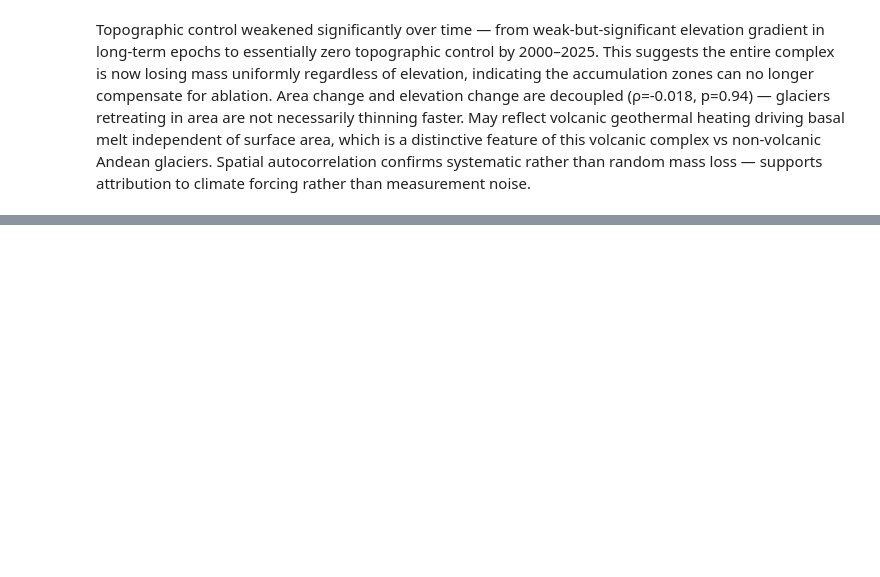
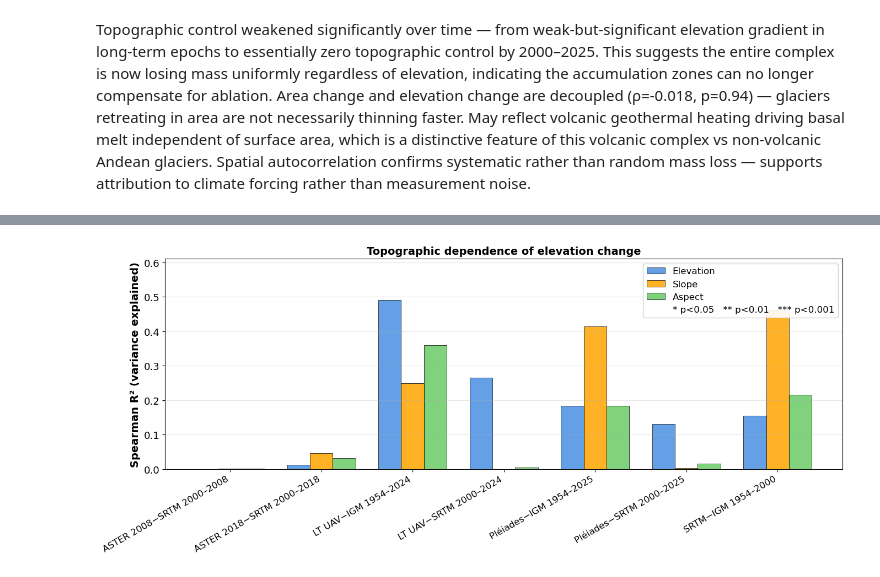
Before and after one commit to millie-spencer/Glacier-DEM-coregistration-and-MB, a Jupyter notebook: 05_MB_geospatial_analysis_revised.ipynb, the cells around one changed output, grey strips where cells are left out. Drawn from its saved outputs; the diff is of its cells as text; code cells hidden in the pictures; blank space fills up the shorter version.

```diff
--- a/05_MB_geospatial_analysis_revised.ipynb
+++ b/05_MB_geospatial_analysis_revised.ipynb
@@ -849,0 +1133,91 @@ Spatial autocorrelation confirms systematic rather than random mass loss — sup
+# %%
+import os
+import numpy as np
+import pandas as pd
+import matplotlib.pyplot as plt
+from matplotlib.patches import Patch
+
+plt.rcParams.update({
+    'font.family':      'sans-serif',
+    'font.size':         14,
+    'axes.titlesize':    14,
+    'axes.labelsize':    14,
+    'xtick.labelsize':   12,
+    'ytick.labelsize':   13,
+    'legend.fontsize':   12,
+    'axes.labelweight': 'bold',
+    'axes.titleweight': 'bold',
+})
+
+csv_path = os.path.join(RESULTS, 'topo_correlation_results.csv')
+df       = pd.read_csv(csv_path)
+
+# Use Spearman r² and p (primary statistic in our pipeline)
+df_r2 = df.pivot_table(index='epoch', columns='topo_var',
+                        values='spearman_r2', aggfunc='first')
+df_p  = df.pivot_table(index='epoch', columns='topo_var',
+                        values='spearman_p',  aggfunc='first')
+
+# Rename topo_var values to friendly labels
+topo_rename = {
+    'elev_mean_m':  'Elevation',
+    'slope_mean':   'Slope',
+    'aspect_mean':  'Aspect',
+}
+df_r2.columns = [topo_rename.get(c, c) for c in df_r2.columns]
+df_p.columns  = [topo_rename.get(c, c) for c in df_p.columns]
+
+# Filter to whole-complex rows only (or keep all subcomplexes)
+df_r2 = df_r2.dropna(how='all')
+df_p  = df_p.dropna(how='all')
+
+topo_vars = ['Elevation', 'Slope', 'Aspect']
+colors    = ['#4A90E2', '#FFA500', '#6ACC65']
+x         = np.arange(len(df_r2))
+width     = 0.25
+
+fig, ax = plt.subplots(figsize=(max(14, len(df_r2) * 1.8), 6))
+
+for j, (var, col) in enumerate(zip(topo_vars, colors)):
+    if var not in df_r2.columns:
+        continue
+    vals = df_r2[var].fillna(0)
+    ax.bar(x + (j - 1) * width, vals, width,
+           label=var, color=col, alpha=0.85,
+           edgecolor='black', linewidth=0.6)
+
+    def sig_star(p):
+        if p < 0.001: return '***'
+        elif p < 0.01: return '**'
+        elif p < 0.05: return '*'
+        return ''
+
+    if var in df_p.columns:
+        for i, (r2_val, p_val) in enumerate(zip(vals, df_p[var].fillna(1))):
+            star = sig_star(float(p_val))
+            if star:
+                ax.text(x[i] + (j - 1) * width, float(r2_val) + 0.005,
+                        star, ha='center', va='bottom',
+                        fontsize=11, color='red', fontweight='bold')
+
+ax.set_xticks(x)
+ax.set_xticklabels(df_r2.index, rotation=30, ha='right', fontsize=12)
+ax.set_ylabel('Spearman R² (variance explained)', fontsize=14, fontweight='bold')
+ax.set_title('Topographic dependence of elevation change',
+             fontsize=14, fontweight='bold')
+ax.set_ylim(0, min(float(df_r2.values.max()) + 0.12, 1.0))
+ax.grid(axis='y', alpha=0.3)
+
+handles, labels_ = ax.get_legend_handles_labels()
+sig_patch = Patch(facecolor='none', edgecolor='none',
+                  label='* p<0.05   ** p<0.01   *** p<0.001')
+handles.append(sig_patch)
+ax.legend(handles=handles, loc='upper right', framealpha=0.9)
+
+fig.tight_layout()
+fig.savefig(os.path.join(FIGURES, 'fig04b_topo_dependence.png'),
+            dpi=300, bbox_inches='tight')
+plt.show()
+print('Saved: fig04b_topo_dependence.png')
+# %% [output]
+[figure, added]
```
Also changed, not shown: parts of 5 cells of this notebook, 11 other files.
